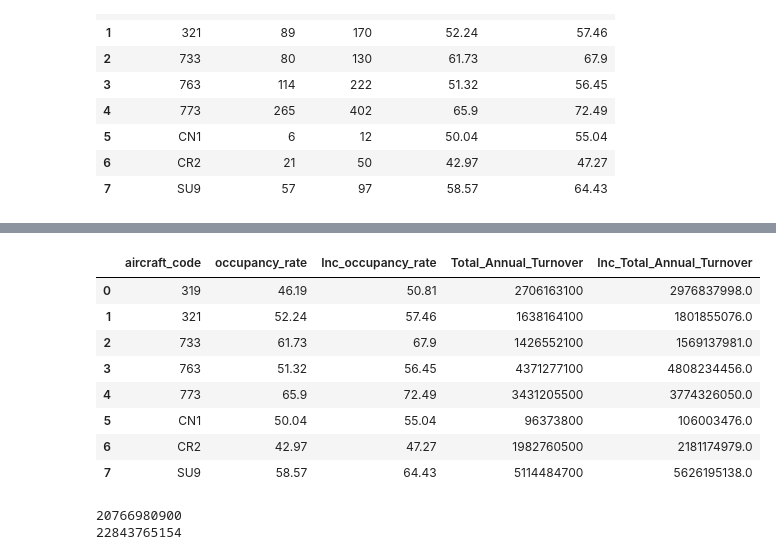
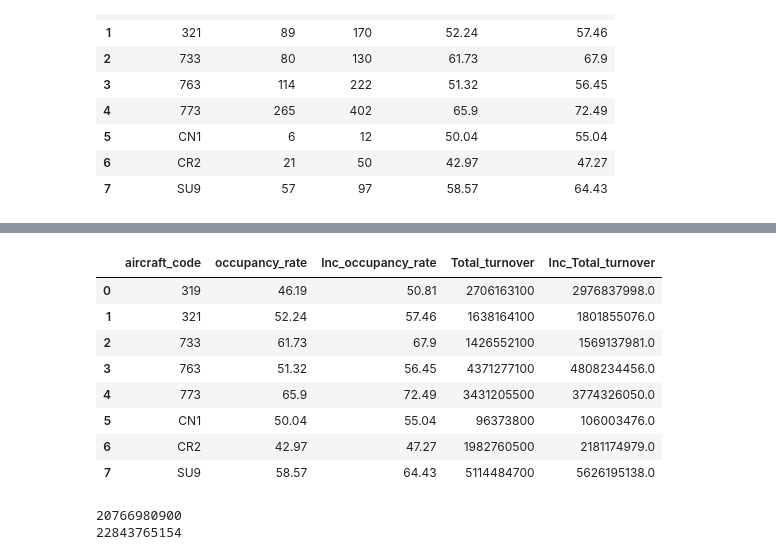
Before and after one commit to rishav197/Airline-Data-Analysis, a Jupyter notebook: Airline_Data_Analysis.ipynb, the cells around one changed output, grey strips where cells are left out. Saved outputs shown, nothing was run; the diff lists cells and outputs as text; code cells hidden in the pictures.

```diff
--- a/Airline_Data_Analysis.ipynb
+++ b/Airline_Data_Analysis.ipynb
@@ -358,6 +358,6 @@ total_revenue = pd.read_sql_query("""select aircraft_code, count(distinct tf.tic
                   join flights f on tf.flight_id=f.flight_id group by aircraft_code""", conn)
 # total_revenue
 # %%
-occupancy_rate['Total_Annual_Turnover'] = total_revenue['total_revenue']
+occupancy_rate['Total_turnover'] = total_revenue['total_revenue']
 occupancy_rate
 # %% [output]
@@ -371,14 +371,14 @@ occupancy_rate
 | 6 | CR2 | 21 | 50 | 42.97 | 47.27 | 1982760500 |
 | 7 | SU9 | 57 | 97 | 58.57 | 64.43 | 5114484700 |
 # %%
-occupancy_rate['Inc_Total_Annual_Turnover'] = ((total_revenue['total_revenue']/occupancy_rate['occupancy_rate'])*occupancy_rate['Inc_occupancy_rate']).round(0)
+occupancy_rate['Inc_Total_turnover'] = ((total_revenue['total_revenue']/occupancy_rate['occupancy_rate'])*occupancy_rate['Inc_occupancy_rate']).round(0)
 # occupancy_rate
 # %%
 occupancy_rate[['aircraft_code', 'occupancy_rate',
-       'Inc_occupancy_rate', 'Total_Annual_Turnover',
-       'Inc_Total_Annual_Turnover']]
+       'Inc_occupancy_rate', 'Total_turnover',
+       'Inc_Total_turnover']]
 # %% [output]
-|  | aircraft_code | occupancy_rate | Inc_occupancy_rate | Total_Annual_Turnover | Inc_Total_Annual_Turnover |
+|  | aircraft_code | occupancy_rate | Inc_occupancy_rate | Total_turnover | Inc_Total_turnover |
 | 0 | 319 | 46.19 | 50.81 | 2706163100 | 2976837998.0 |
 | 1 | 321 | 52.24 | 57.46 | 1638164100 | 1801855076.0 |
 | 2 | 733 | 61.73 | 67.9 | 1426552100 | 1569137981.0 |
```
Also changed, not shown: parts of 3 cells of this notebook.
